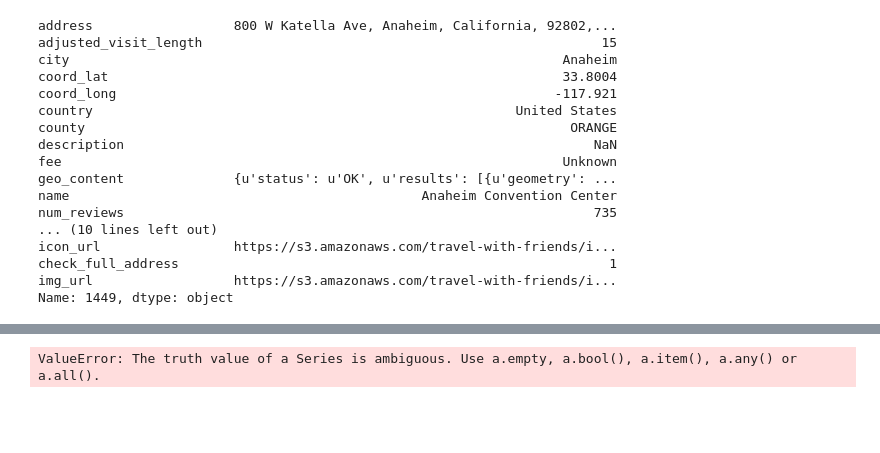
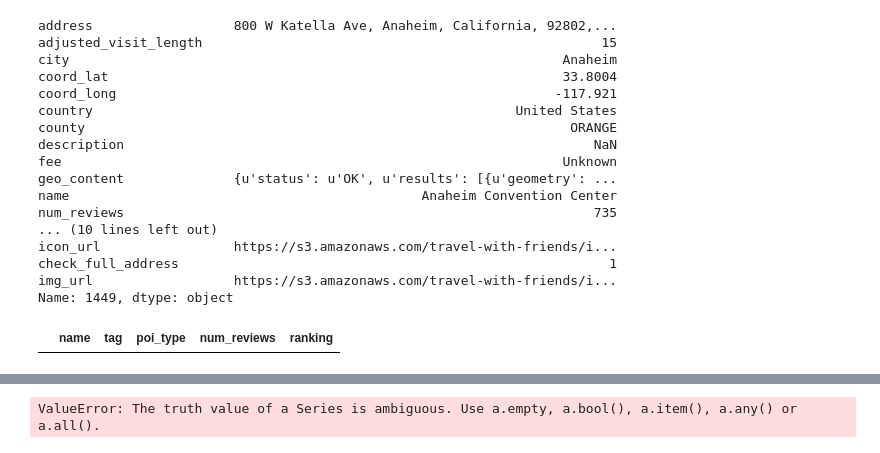
Before and after one commit to kennethcc2005/friends, a Jupyter notebook: sorted_theme.ipynb, the cells around one changed output, grey strips where cells are left out. Saved outputs shown, nothing was run; the diff lists cells and outputs as text; code cells hidden in the pictures; blank space fills up the shorter version.

```diff
--- a/sorted_theme.ipynb
+++ b/sorted_theme.ipynb
@@ -34,4 +34,11 @@ icon_url                 https://s3.amazonaws.com/travel-with-friends/i...
 check_full_address                                                       1
 img_url                  https://s3.amazonaws.com/travel-with-friends/i...
 Name: 1449, dtype: object
+# %%
+SP = poi[poi.poi_type == "StatePark"][~poi.name.str.contains("Park")].index
+poi.loc[SP][~poi.tag.str.contains("Park", na=False)][['name','tag','poi_type', 'num_reviews', 'ranking']]
+
+# poi.poi_type.loc[a.index] = "Game"
+# %% [output]
+|  | name | tag | poi_type | num_reviews | ranking |
 # %%
```
Also changed, not shown: parts of 3 cells of this notebook, 3 other files.
